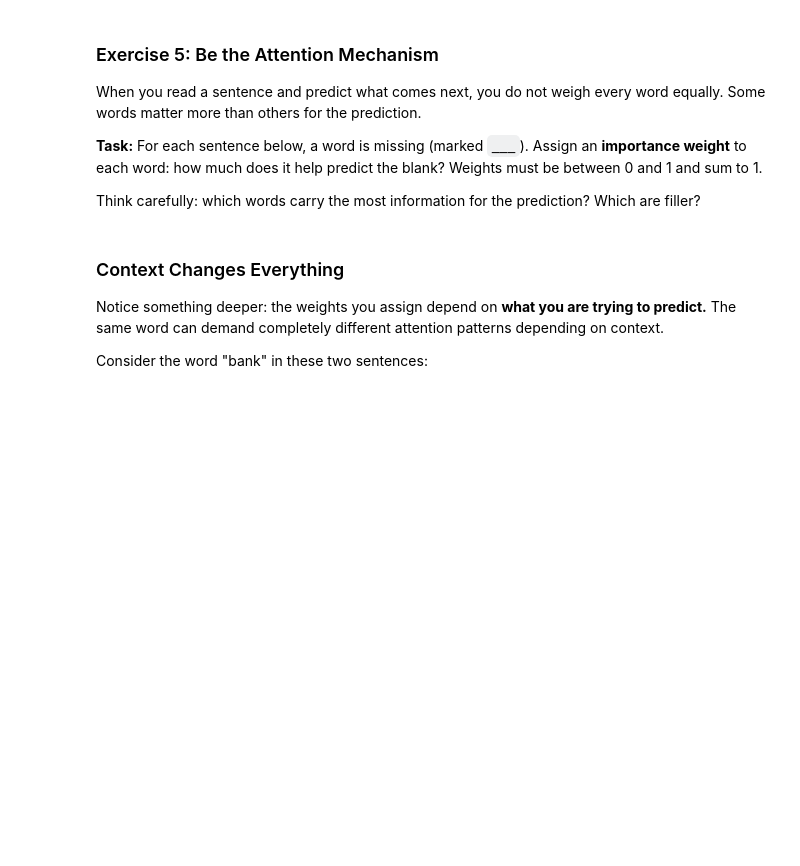
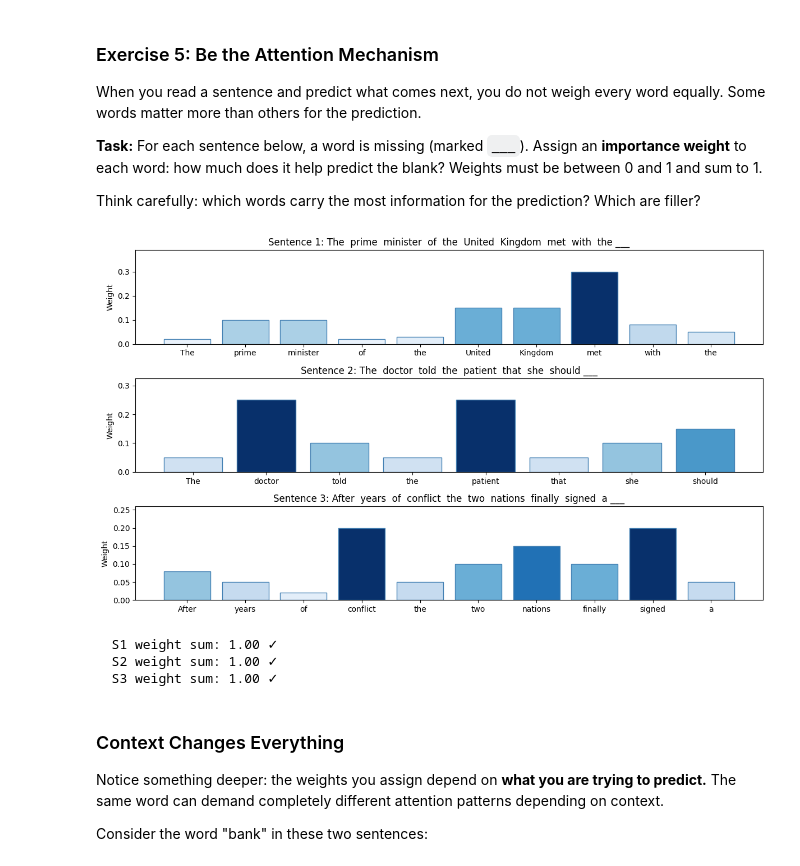
Before and after one commit to scn0901/Intro-to-LLMs-for-Social-Science, a Jupyter notebook: course_notebooks/day_1_foundations/day1_embeddings_to_transformers.ipynb, the cells around one changed output. Saved outputs shown, nothing was run; the diff lists cells and outputs as text; code cells hidden in the pictures; blank space fills up the shorter version.

```diff
--- a/course_notebooks/day_1_foundations/day1_embeddings_to_transformers.ipynb
+++ b/course_notebooks/day_1_foundations/day1_embeddings_to_transformers.ipynb
@@ -876,37 +876,42 @@ Think carefully: which words carry the most information for the prediction? Whic
 
 # Sentence 1: "The prime minister of the United Kingdom met with the ___"
 words_1 = ["The", "prime", "minister", "of", "the", "United", "Kingdom", "met", "with", "the"]
-weights_1 = [0.0] * 10  # YOUR WEIGHTS HERE: e.g. [0.0, 0.3, 0.1, ...]
+weights_1 = [0.02, 0.1, 0.1, 0.02, 0.03, 0.15, 0.15, 0.3, 0.08, 0.05]  # YOUR WEIGHTS HERE: e.g. [0.0, 0.3, 0.1, ...]
 
 # Sentence 2: "The doctor told the patient that she should ___"
 words_2 = ["The", "doctor", "told", "the", "patient", "that", "she", "should"]
-weights_2 = [0.0] * 8  # YOUR WEIGHTS HERE
+weights_2 = [0.05, 0.25, 0.1, 0.05, 0.25, 0.05, 0.1, 0.15]  # YOUR WEIGHTS HERE
 
 # Sentence 3: "After years of conflict, the two nations finally signed a ___"
 words_3 = ["After", "years", "of", "conflict", "the", "two", "nations", "finally", "signed", "a"]
-weights_3 = [0.0] * 10  # YOUR WEIGHTS HERE
+weights_3 = [0.08, 0.05, 0.02, 0.2, 0.05, 0.1, 0.15, 0.1, 0.2, 0.05]  # YOUR WEIGHTS HERE
 
 # --- Visualize your weights ---
 fig, axes = plt.subplots(3, 1, figsize=(12, 7))
 for ax, words, weights, sent_num in zip(axes, [words_1, words_2, words_3],
                                          [weights_1, weights_2, weights_3],
                                          [1, 2, 3]):
     colors = plt.cm.Blues(np.array(weights) / max(max(weights), 0.01))
     bars = ax.bar(range(len(words)), weights, color=colors, edgecolor='steelblue')
     ax.set_xticks(range(len(words)))
     ax.set_xticklabels(words, fontsize=10)
     ax.set_ylabel("Weight")
     ax.set_title(f"Sentence {sent_num}: {'  '.join(words)} ___")
     ax.set_ylim(0, max(max(weights), 0.01) * 1.3)
 
 plt.tight_layout()
 plt.show()
 
 # Check: do weights sum to ~1?
 for i, (w, name) in enumerate([(weights_1, "S1"), (weights_2, "S2"), (weights_3, "S3")]):
     total = sum(w)
     status = "✓" if abs(total - 1.0) < 0.05 else f"⚠ (sums to {total:.2f}, should be ~1.0)"
     print(f"  {name} weight sum: {total:.2f} {status}")
+# %% [output]
+[figure, added]
+  S1 weight sum: 1.00 ✓
+  S2 weight sum: 1.00 ✓
+  S3 weight sum: 1.00 ✓
 # %% [markdown]
 ### Context Changes Everything
 
```
Also changed, not shown: parts of 2 cells of this notebook.
